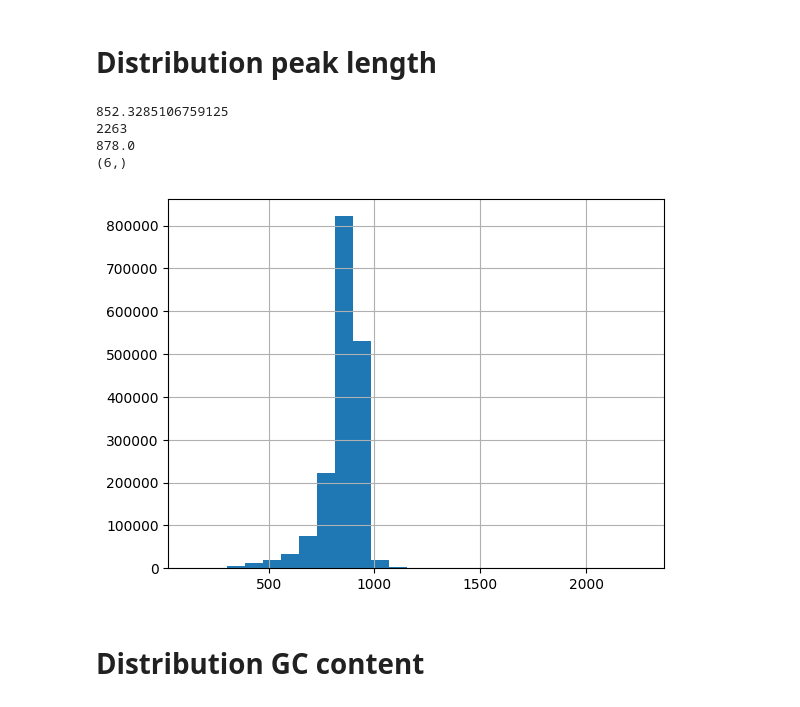
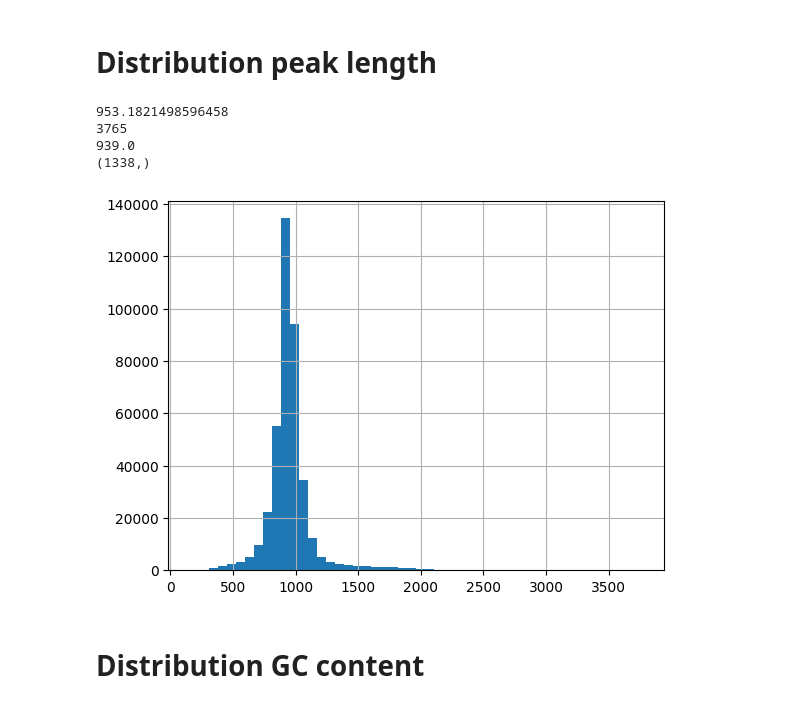
Before and after one commit to alexiaDorm/master-thesis, a Jupyter notebook: src/test.ipynb, the cells around one changed output. Cells and saved outputs as stored; diff of their text form; code cells hidden in the pictures.

```diff
--- a/src/test.ipynb
+++ b/src/test.ipynb
@@ -31,0 +5,6 @@ print(total)
+# %%
+import pickle
+with open('../results/peaks_seq.pkl', 'rb') as file:
+    peaks = pickle.load(file)
+
+peaks
@@ -32,19 +45,19 @@ print(total)
 # %% [markdown]
 # Distribution peak length
 # %%
-len_peak = adata.var.end - adata.var.start
+len_peak = peaks.end - peaks.start
 print(len_peak.mean())
 
-len_peak.hist(bins=25)
+len_peak.hist(bins=50)
 
 print(len_peak.max())
 print(len_peak.median())
 print(len_peak[len_peak > 2000].shape)
 # %% [output]
-852.3285106759125
-2263
-878.0
-(6,)
+953.1821498596458
+3765
+939.0
+(1338,)
-[figure, old version]
+[figure, new version]
 # %% [markdown]
 # Distribution GC content
```
Also changed, not shown: parts of 24 cells of this notebook, 6 other files.
